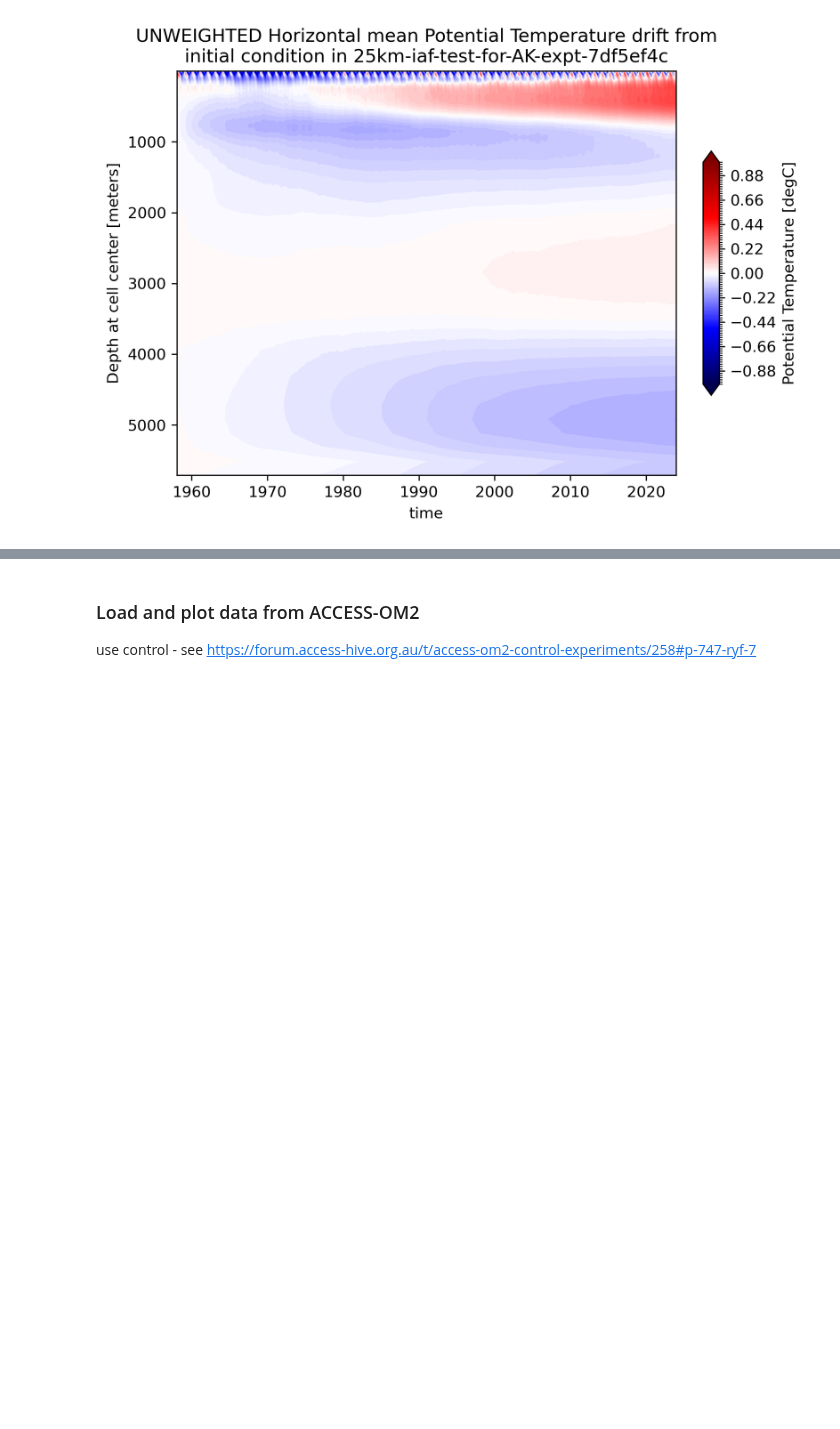
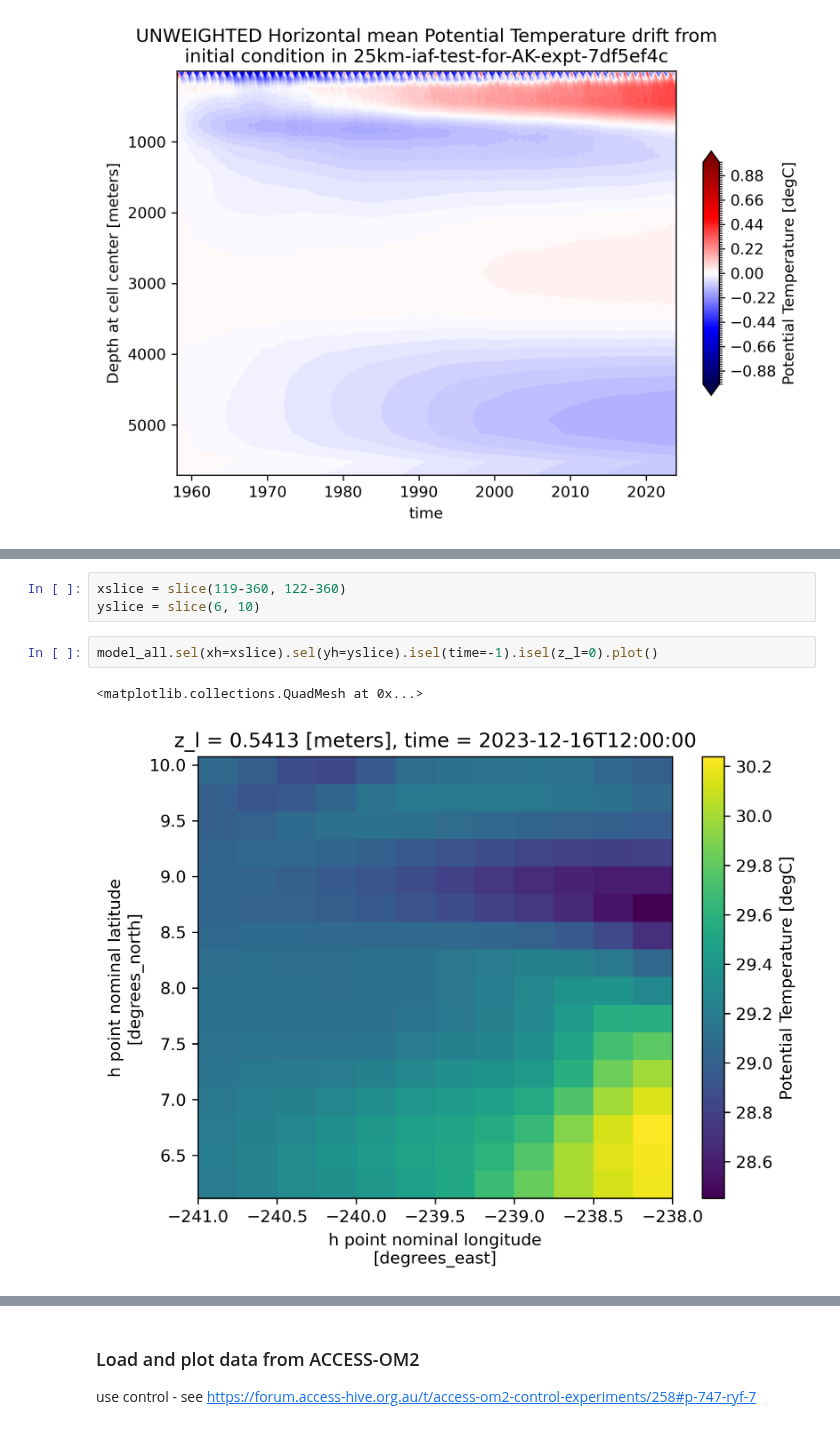
Before and after one commit to ACCESS-Community-Hub/access-om3-paper-1, a Jupyter notebook: notebooks/temp-vs-depth-time.ipynb, the cells around one changed output, grey strips where cells are left out. Cells and saved outputs as stored; diff of their text form; blank space fills up the shorter version.

Commit message:
add Sulu Sea in temp-vs-depth-time.ipynb

```diff
--- a/notebooks/temp-vs-depth-time.ipynb
+++ b/notebooks/temp-vs-depth-time.ipynb
@@ -111,0 +119,8 @@ Text(0.5, 1.0, 'UNWEIGHTED Horizontal mean Potential Temperature drift from\nini
+# %%
+xslice = slice(119-360, 122-360)
+yslice = slice(6, 10)
+# %%
+model_all.sel(xh=xslice).sel(yh=yslice).isel(time=-1).isel(z_l=0).plot()
+# %% [output]
+<matplotlib.collections.QuadMesh at 0x...>
+[figure, added]
```
Also changed, not shown: parts of 9 cells of this notebook.
